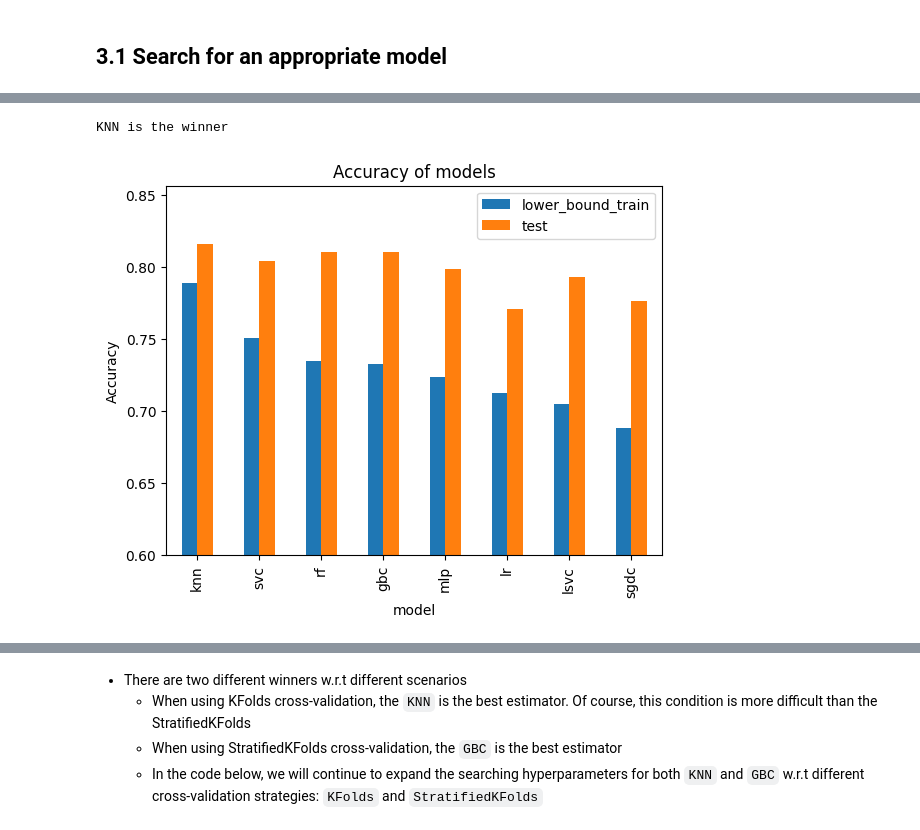
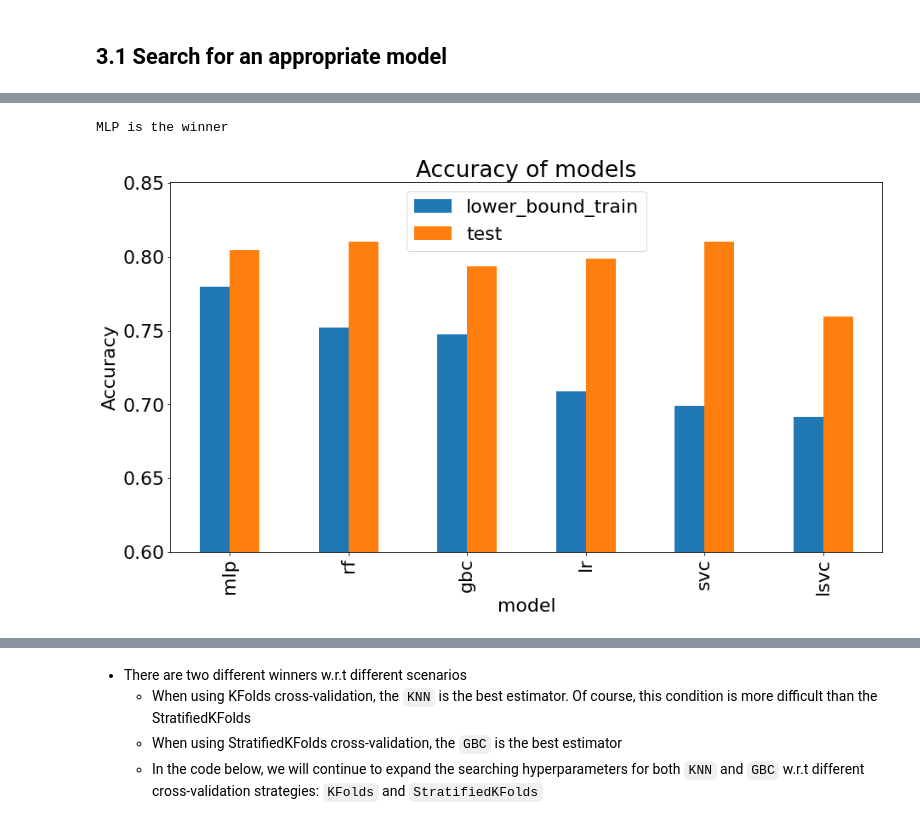
Before and after one commit to haison19952013/Personal-Data-Science-Projects, a Jupyter notebook: Titanic Survival Prediction/data_analysis.ipynb, the cells around one changed output, grey strips where cells are left out. Cells and saved outputs as stored; diff of their text form; code cells hidden in the pictures.

```diff
--- a/Titanic Survival Prediction/data_analysis.ipynb
+++ b/Titanic Survival Prediction/data_analysis.ipynb
@@ -19,8 +19,10 @@ from sklearn.linear_model import SGDClassifier,  LogisticRegression # type: igno
 from sklearn.svm import LinearSVC, SVC # type: ignore
 from sklearn.neighbors import KNeighborsClassifier # type: ignore
 from sklearn.ensemble import GradientBoostingClassifier, RandomForestClassifier # type: ignore
-from scipy.stats import uniform, randint # type: ignore
+from scipy.stats import loguniform, uniform, randint # type: ignore
 import shap # type: ignore
+plt.rcParams['figure.facecolor'] = 'white'
+plt.rcParams.update({'font.size': 22})
 shap.initjs()
 seed = 42
 # %% [output]
@@ -75,10 +92,15 @@ def wrangle(path = 'data/train.csv'):
     for column in df.columns:
         if df[column].dtype == 'int64':
             df[column] = df[column].astype(float)
+    # Rather than using age, we can use age groups
+    age_bins= [0,14,24,64,2000]
+    age_labels = ['Children','Youth','Adults','Seniors']
+    df['Age'] = pd.cut(df['Age'], bins= age_bins, labels=age_labels, right=False).astype(str)
+    df['Age'].replace({'nan': 'Unknown'}, inplace = True)
     cat_features = df.drop(columns = 'Survived').select_dtypes(include = 'object').columns.tolist()
     num_features = df.drop(columns = 'Survived').select_dtypes(include = 'float').columns.tolist()
     for feature in cat_features: # Fill nan-values of num features by using median
-        df[feature].fillna(value ='Others', inplace = True)
+        df[feature].fillna(value ='Unknown', inplace = True)
     for feature in num_features: # Fill nan-values of cat features by using 'others'
         df[feature].fillna(value = df[feature].median(), inplace = True)
     return df
@@ -347,7 +424,6 @@ scoring = 'accuracy'
 inner_cv = KFold(n_splits=3, shuffle=True, random_state=seed)
 outer_cv = KFold(n_splits=3, shuffle=True, random_state=seed)
 models = [('mlp', GridSearchCV(make_pipeline(column_trans, mlp), mlp_params, cv = inner_cv, refit = lower_bound)),
-            ('sgdc', GridSearchCV(make_pipeline(column_trans, sgdc), sgdc_params, cv = inner_cv, refit = lower_bound)),
             ('lsvc', GridSearchCV(make_pipeline(column_trans, lsvc), lsvc_params, cv = inner_cv, refit = lower_bound)),
             ('svc', GridSearchCV(make_pipeline(column_trans, svc), svc_params, cv = inner_cv, refit = lower_bound)),
             ('knn', GridSearchCV(make_pipeline(column_trans, knn), knn_params, cv = inner_cv, refit = lower_bound)),
@@ -357,6 +433,8 @@ models = [('mlp', GridSearchCV(make_pipeline(column_trans, mlp), mlp_params, cv
 ]
 score_kfold = {'model' : [], 'mean_train': [], 'std_train': [], 'lower_bound_train': [], 'test': []}
 for name, model in models:
+    if name == 'knn':
+        continue # Something wrong with knn so skip it at this time
     nested_cv_results = cross_val_score(model, X_train, y_train, cv=outer_cv, scoring=scoring)
     msg = "Nested CV Accuracy %s: %f (+/- %f )" % (name, nested_cv_results.mean()*100, nested_cv_results.std()*100)
     print(msg)
@@ -370,14 +461,15 @@ for name, model in models:
 # %%
+fig, ax = plt.subplots(figsize = (15, 8))
 df_score_kfold = pd.DataFrame(score_kfold).sort_values(by = ['lower_bound_train', 'test'], ascending = False)
-df_score_kfold.plot(kind = 'bar', x = 'model', y = ['lower_bound_train', 'test'], capsize = 5)
+df_score_kfold.plot(kind = 'bar', x = 'model', y = ['lower_bound_train', 'test'], capsize = 5, ax = ax)
 plt.ylim((0.6,None))
 plt.ylabel('Accuracy')
 plt.title('Accuracy of models');
-conclusion = 'KNN is the winner'
+conclusion = 'MLP is the winner'
 print(conclusion)
 # %% [output]
-KNN is the winner
+MLP is the winner
-[figure, old version]
+[figure, new version]
 # %%
 inner_cv = StratifiedKFold(n_splits=3, shuffle=True, random_state=seed)
 outer_cv = StratifiedKFold(n_splits=3, shuffle=True, random_state=seed)
```
Also changed, not shown: parts of 49 cells of this notebook, 4 other files.
